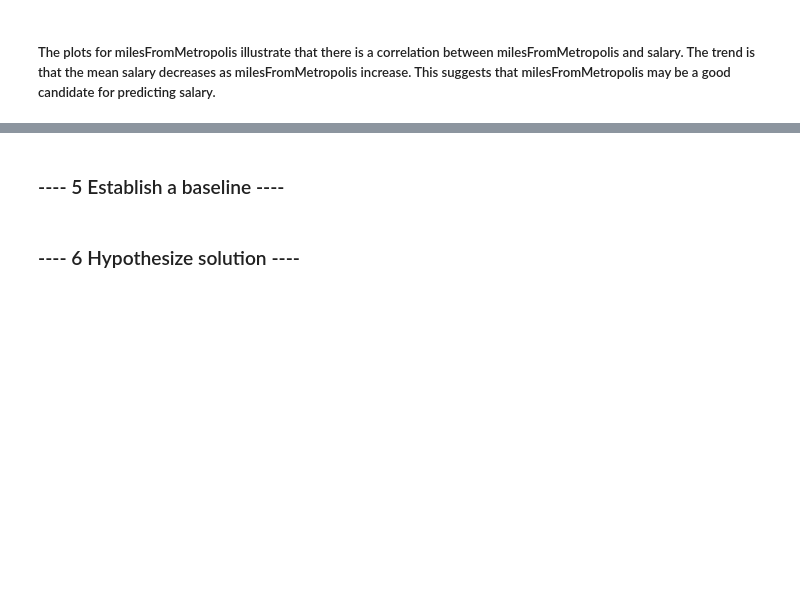
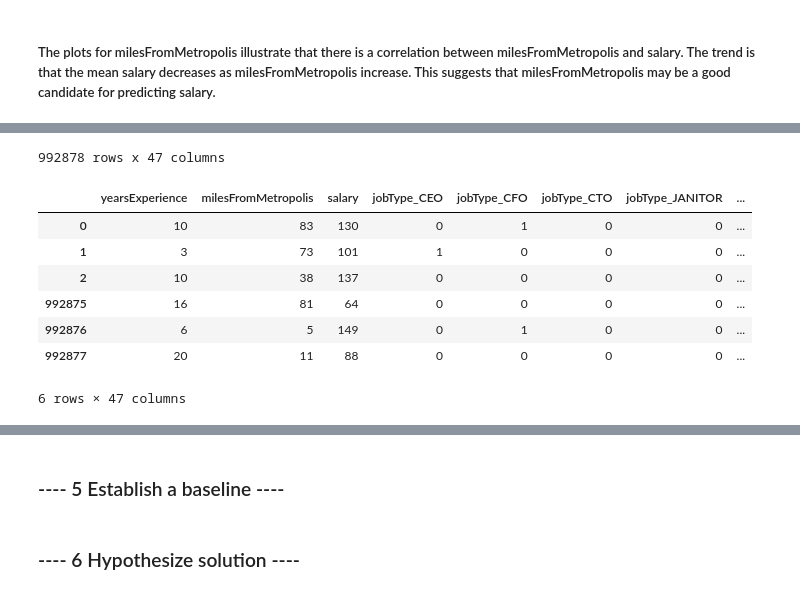
Before and after one commit to ross-macdonald-rm/salarypredictionportfolio, a Jupyter notebook: Salary Prediction Project.ipynb, the cells around one changed output, grey strips where cells are left out. Saved outputs shown, nothing was run; the diff lists cells and outputs as text; code cells hidden in the pictures; blank space fills up the shorter version.

```diff
--- a/Salary Prediction Project.ipynb
+++ b/Salary Prediction Project.ipynb
@@ -245,2 +482,15 @@ train_df_cat['industry'] =train_df_cat['industry'].astype('category').cat.codes
+# %%
+# Look at the head and tail of train_df_cat to confirm that encoding has taken place.
+ends(train_df, 3)
+# %% [output]
+992878 rows x 47 columns
+|  | yearsExperience | milesFromMetropolis | salary | jobType_CEO | jobType_CFO | jobType_CTO | jobType_JANITOR | ... |
+| 0 | 10 | 83 | 130 | 0 | 1 | 0 | 0 | ... |
+| 1 | 3 | 73 | 101 | 1 | 0 | 0 | 0 | ... |
+| 2 | 10 | 38 | 137 | 0 | 0 | 0 | 0 | ... |
+| 992875 | 16 | 81 | 64 | 0 | 0 | 0 | 0 | ... |
+| 992876 | 6 | 5 | 149 | 0 | 1 | 0 | 0 | ... |
+| 992877 | 20 | 11 | 88 | 0 | 0 | 0 | 0 | ... |
+6 rows × 47 columns
 # %%
 # Using train_df_cat, produce a heatmap to observe the correlation between features.
```
Also changed, not shown: parts of 40 cells of this notebook.
